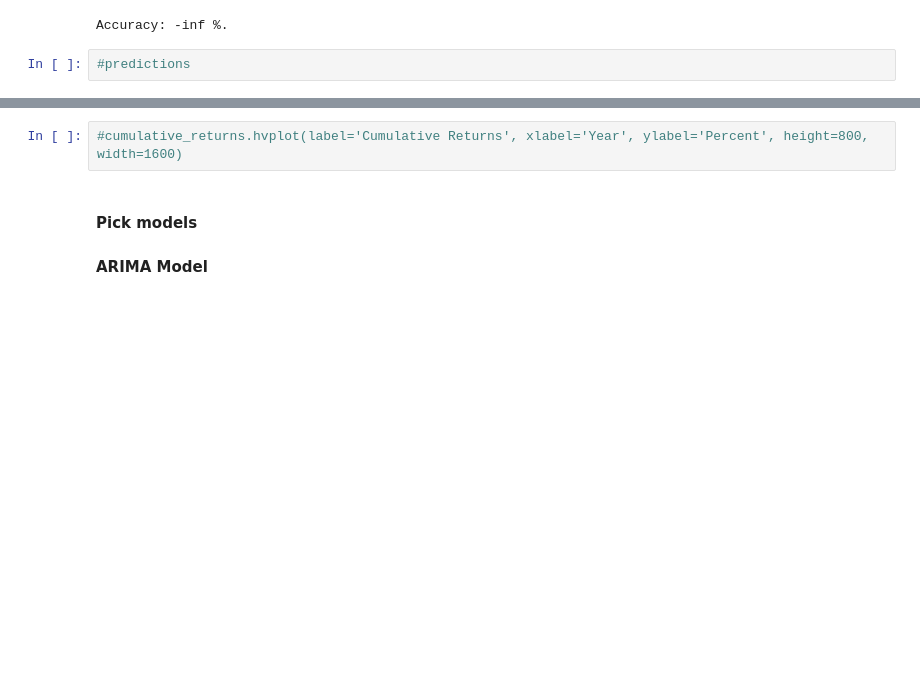
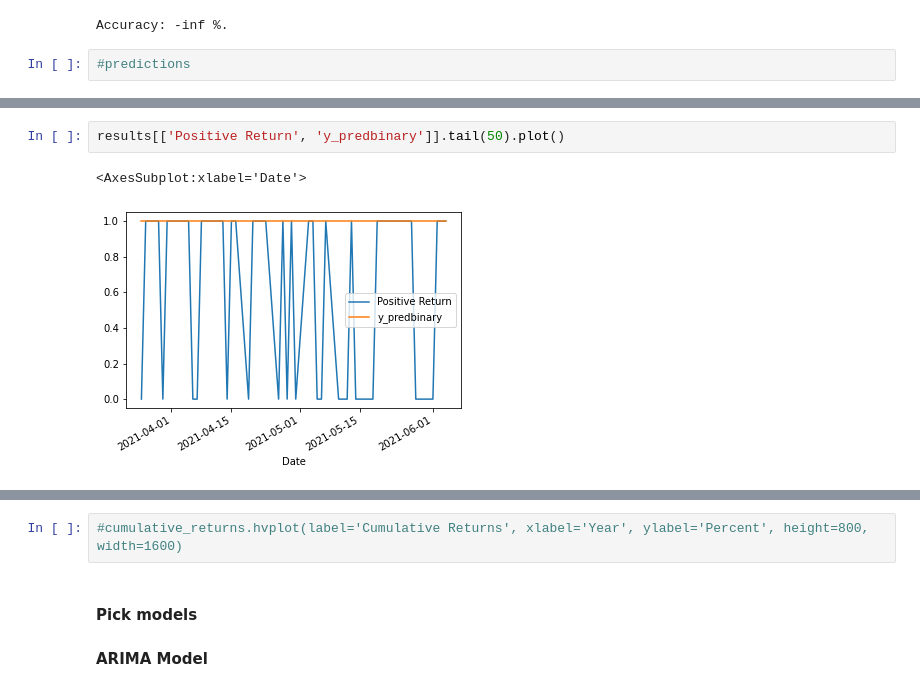
Before and after one commit to scolpan/etf_ml, a Jupyter notebook: InitialETF.ipynb, the cells around one changed output, grey strips where cells are left out. Saved outputs shown, nothing was run; the diff lists cells and outputs as text; blank space fills up the shorter version.

```diff
--- a/InitialETF.ipynb
+++ b/InitialETF.ipynb
@@ -589,0 +642,5 @@ Accuracy: -inf %.
+# %%
+results[['Positive Return', 'y_predbinary']].tail(50).plot()
+# %% [output]
+<AxesSubplot:xlabel='Date'>
+[figure, added]
```
Also changed, not shown: parts of 19 cells of this notebook.
